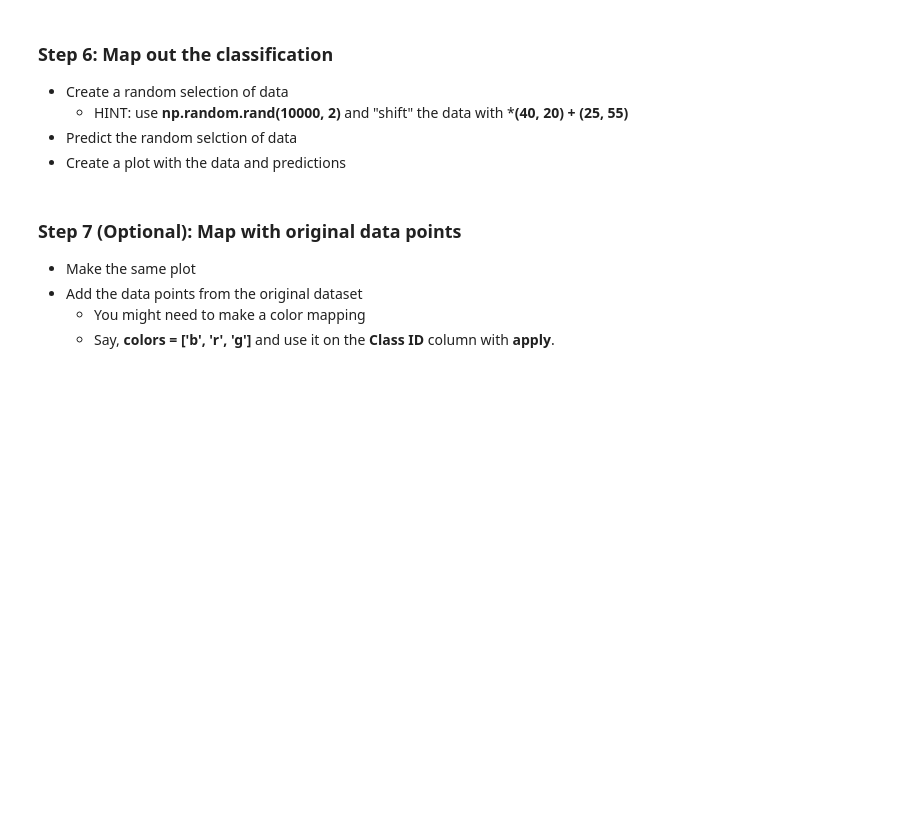
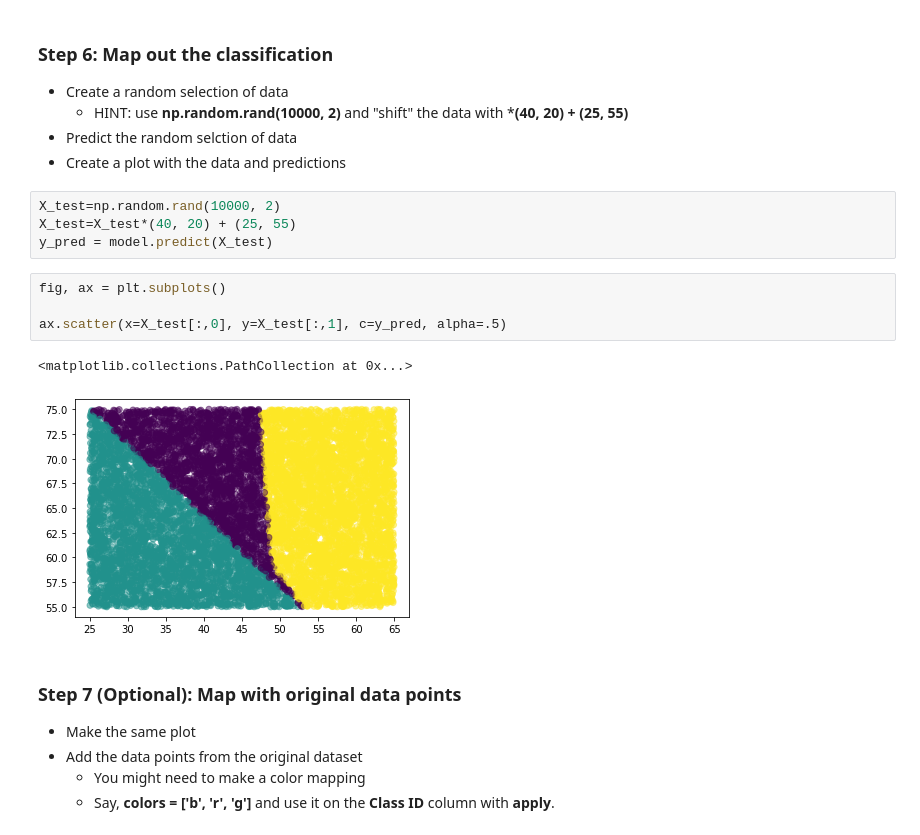
Before and after one commit to adel-nouar/ML_with_Rune, a Jupyter notebook: 02 - Project - Support Vector Classification.ipynb, the cells around one changed output. Saved outputs shown, nothing was run; the diff lists cells and outputs as text; blank space fills up the shorter version.

```diff
--- a/02 - Project - Support Vector Classification.ipynb
+++ b/02 - Project - Support Vector Classification.ipynb
@@ -52,6 +89,17 @@ import matplotlib.pyplot as plt
     - HINT: use **np.random.rand(10000, 2)** and "shift" the data with ***(40, 20) + (25, 55)**
 - Predict the random selction of data
 - Create a plot with the data and predictions
+# %%
+X_test=np.random.rand(10000, 2)
+X_test=X_test*(40, 20) + (25, 55)
+y_pred = model.predict(X_test)
+# %%
+fig, ax = plt.subplots()
+
+ax.scatter(x=X_test[:,0], y=X_test[:,1], c=y_pred, alpha=.5)
+# %% [output]
+<matplotlib.collections.PathCollection at 0x...>
+[figure, added]
 # %% [markdown]
 ### Step 7 (Optional): Map with original data points
 - Make the same plot
```
Also changed, not shown: parts of 7 cells of this notebook, 1 other file.
